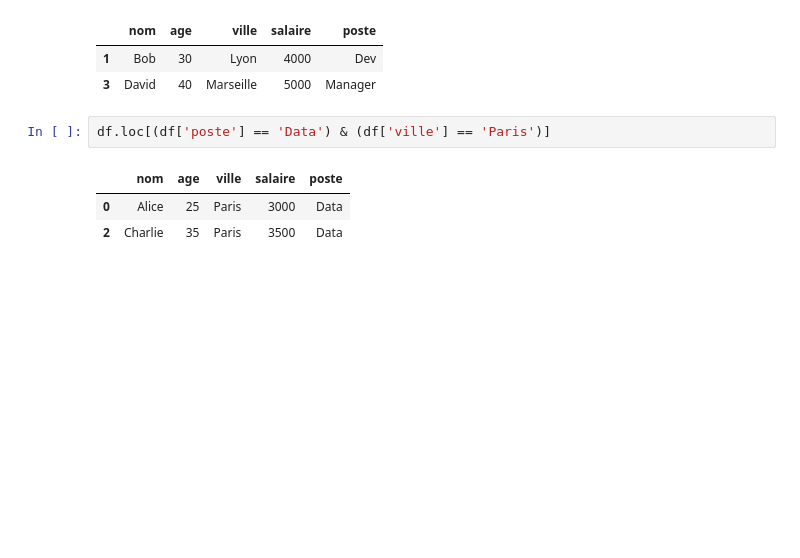
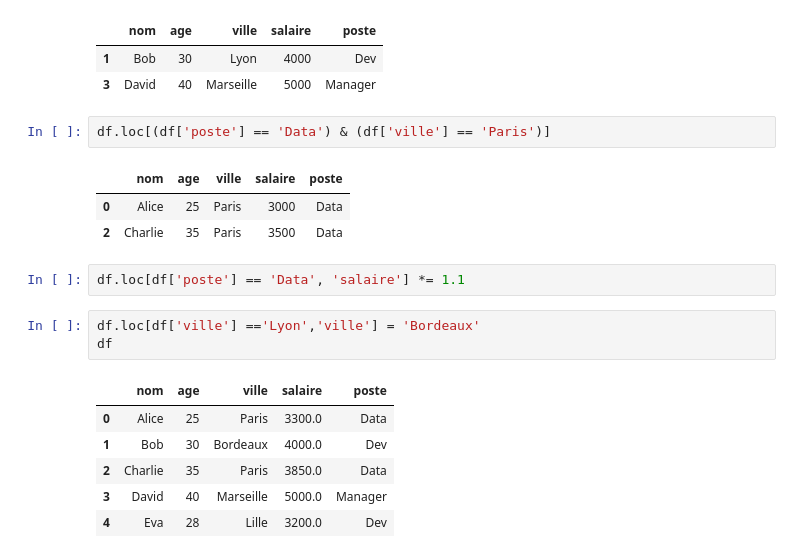
Before and after one commit to JulienFX/GPTChallenge, a Jupyter notebook: pandas_and_object.ipynb, the cells around one changed output. Cells and saved outputs as stored; diff of their text form; blank space fills up the shorter version.

```diff
--- a/pandas_and_object.ipynb
+++ b/pandas_and_object.ipynb
@@ -326,3 +326,15 @@ df.loc[(df['poste'] == 'Data') & (df['ville'] == 'Paris')]
 |  | nom | age | ville | salaire | poste |
 | 0 | Alice | 25 | Paris | 3000 | Data |
 | 2 | Charlie | 35 | Paris | 3500 | Data |
+# %%
+df.loc[df['poste'] == 'Data', 'salaire'] *= 1.1
+# %%
+df.loc[df['ville'] =='Lyon','ville'] = 'Bordeaux'
+df
+# %% [output]
+|  | nom | age | ville | salaire | poste |
+| 0 | Alice | 25 | Paris | 3300.0 | Data |
+| 1 | Bob | 30 | Bordeaux | 4000.0 | Dev |
+| 2 | Charlie | 35 | Paris | 3850.0 | Data |
+| 3 | David | 40 | Marseille | 5000.0 | Manager |
+| 4 | Eva | 28 | Lille | 3200.0 | Dev |
```
Also changed, not shown: parts of 10 cells of this notebook.
